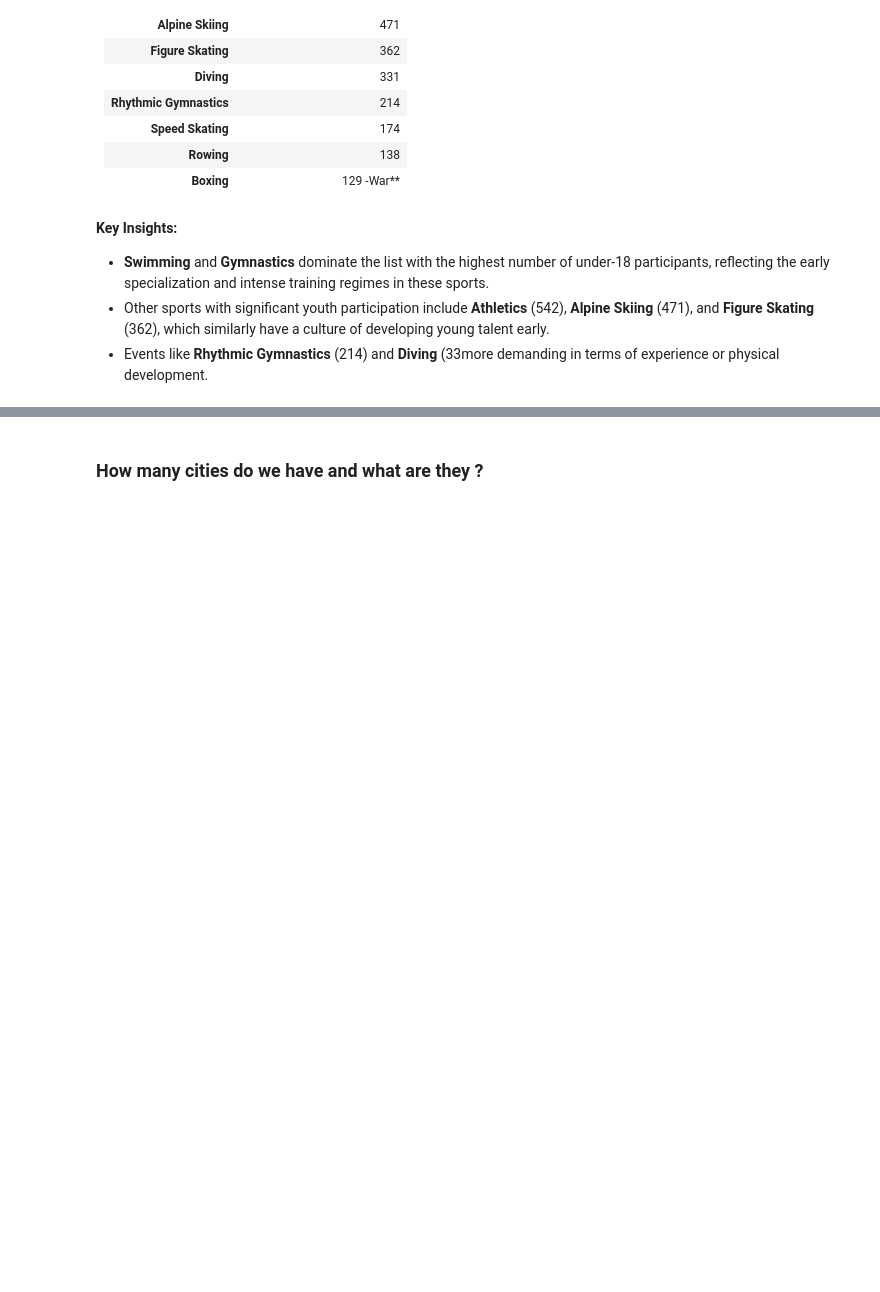
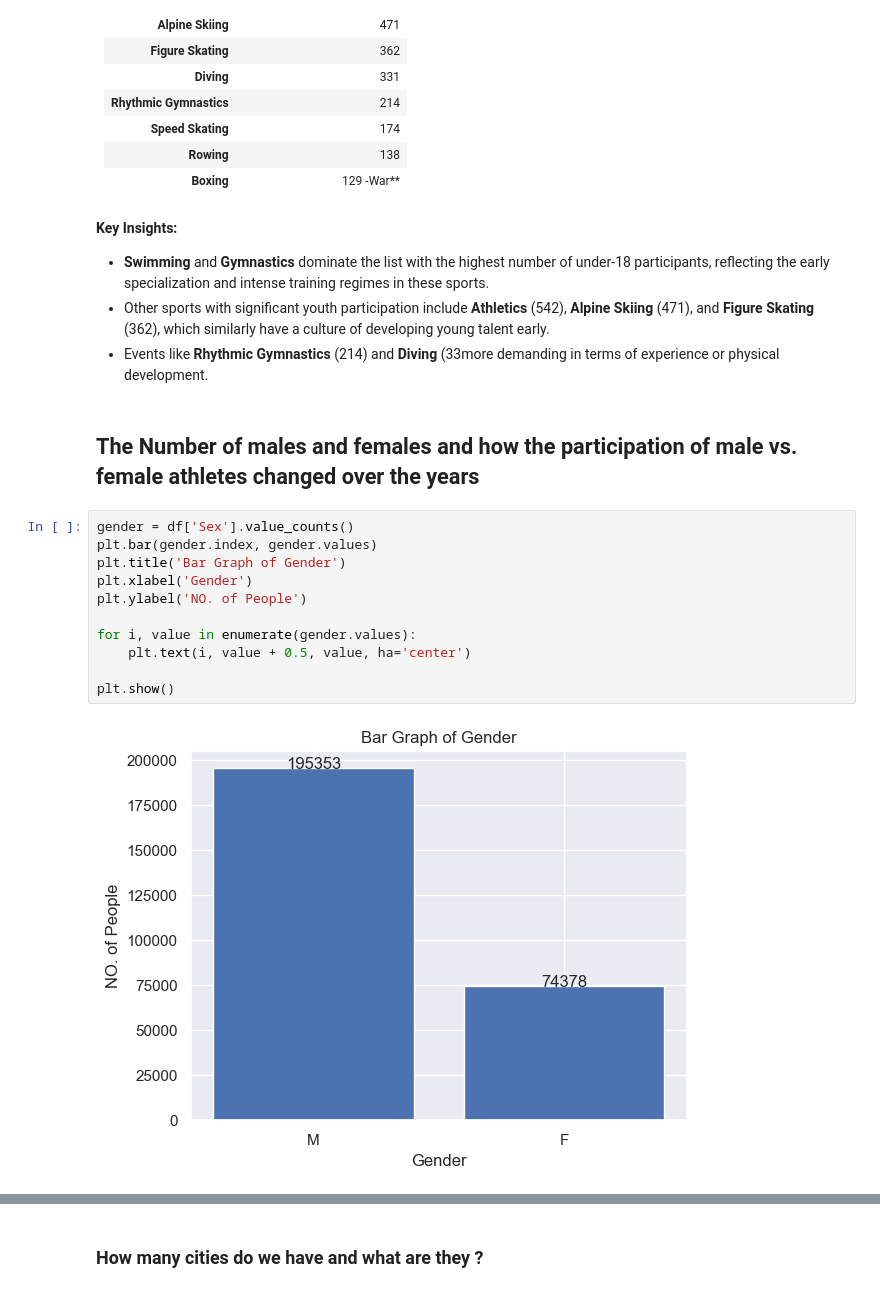
Before and after one commit to BassamSaleh99/Olympic-EDA, a Jupyter notebook: Olympic-EDA.ipynb, the cells around one changed output, grey strips where cells are left out. Saved outputs shown, nothing was run; the diff lists cells and outputs as text; blank space fills up the shorter version.

Commit message:
The Number of males and females and how the participation of male vs. female athletes changed over the years

```diff
--- a/Olympic-EDA.ipynb
+++ b/Olympic-EDA.ipynb
@@ -298,3 +298,18 @@ This table presents the number of athletes under the age of 18 who have particip
 - **Swimming** and **Gymnastics** dominate the list with the highest number of under-18 participants, reflecting the early specialization and intense training regimes in these sports.
 - Other sports with significant youth participation include **Athletics** (542), **Alpine Skiing** (471), and **Figure Skating** (362), which similarly have a culture of developing young talent early.
 - Events like **Rhythmic Gymnastics** (214) and **Diving** (33more demanding in terms of experience or physical development.
+# %% [markdown]
+## The Number of males and females and how the participation of male vs. female athletes changed over the years
+# %%
+gender = df['Sex'].value_counts()
+plt.bar(gender.index, gender.values)
+plt.title('Bar Graph of Gender')
+plt.xlabel('Gender')
+plt.ylabel('NO. of People')
+
+for i, value in enumerate(gender.values):
+    plt.text(i, value + 0.5, value, ha='center')
+
+plt.show()
+# %% [output]
+[figure, added]
```
Also changed, not shown: parts of 6 cells of this notebook.
